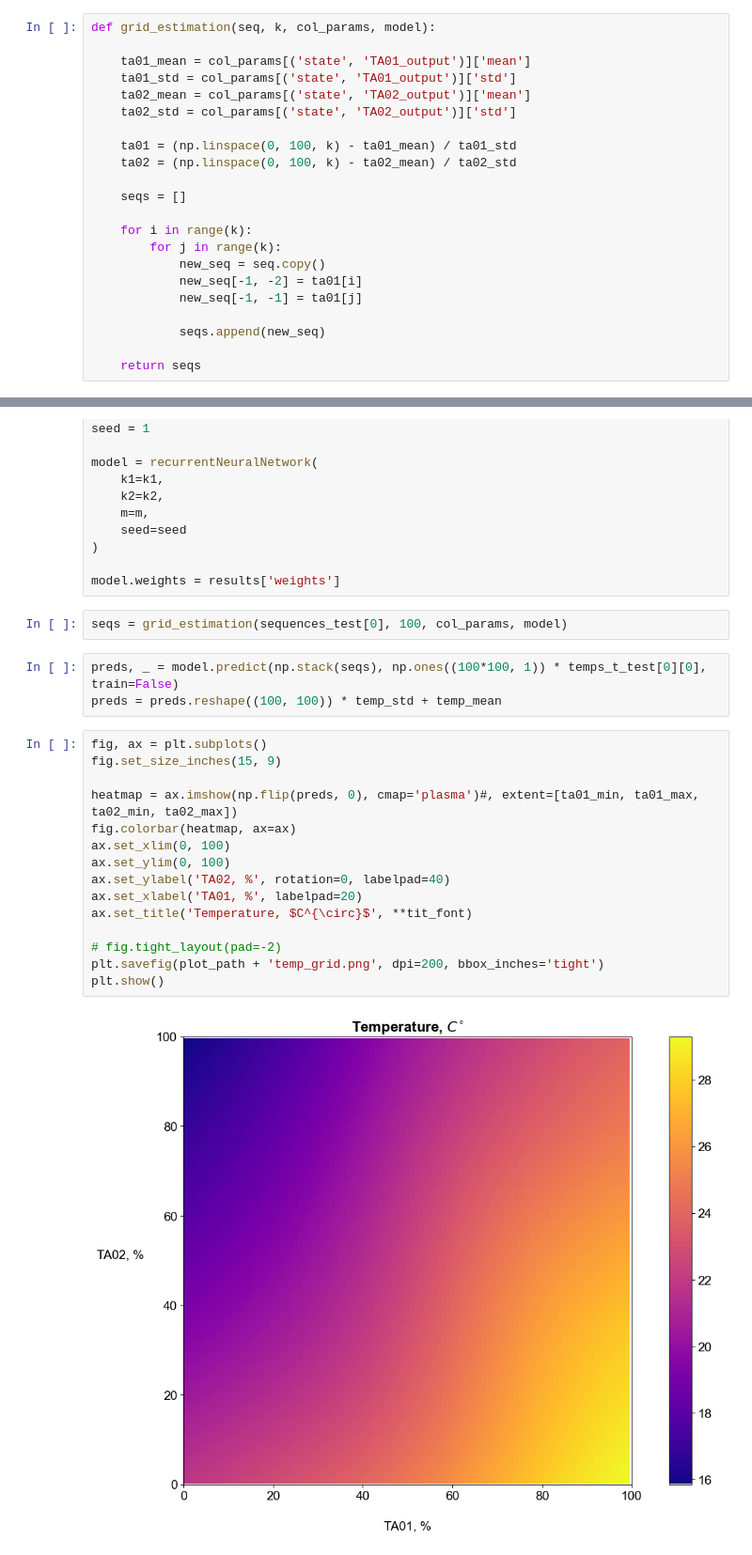
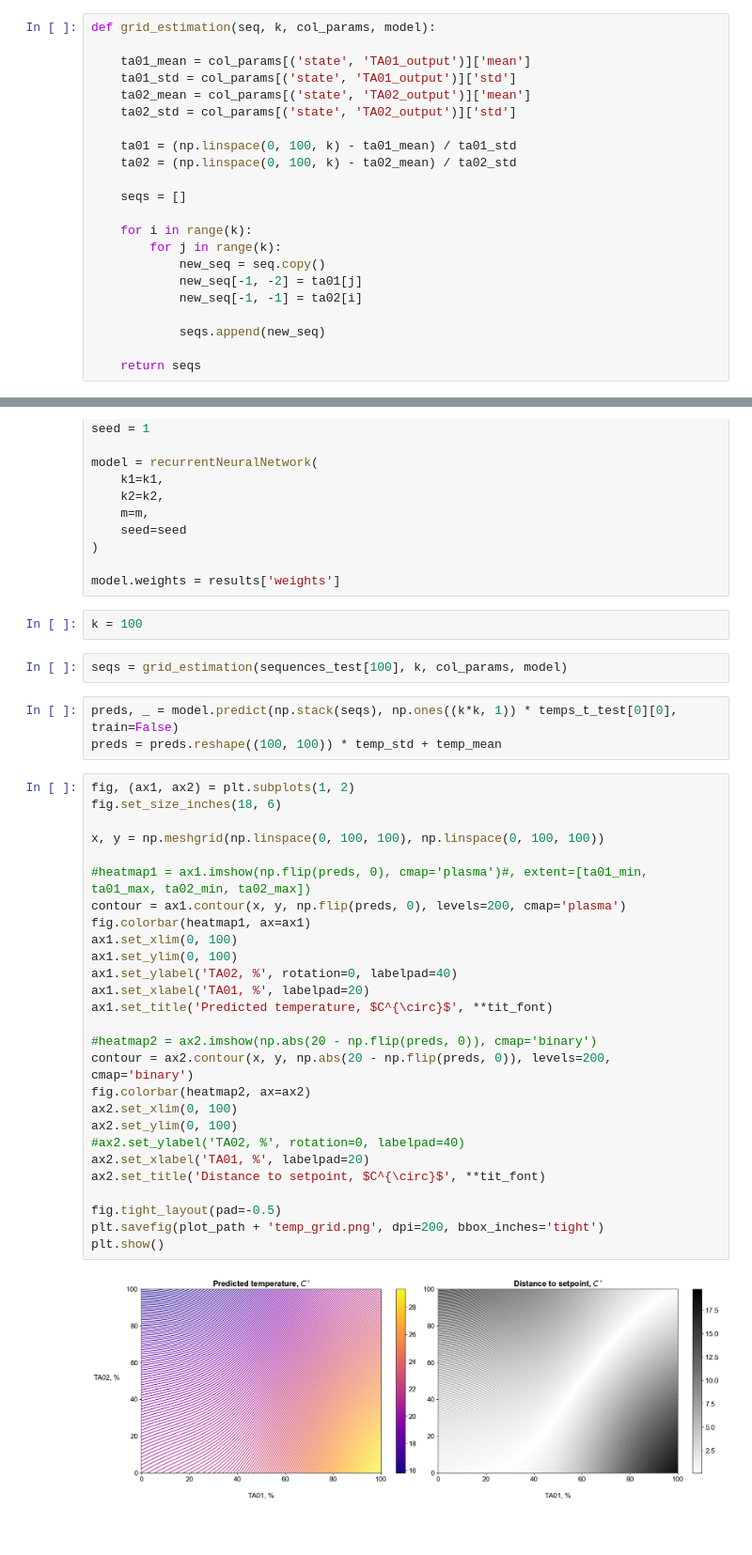
Before and after one commit to oStglnd/rise-gh, a Jupyter notebook: nn_models/k_fold_results.ipynb, the cells around one changed output, grey strips where cells are left out. Shown at 94% size. Drawn from its saved outputs; the diff is of its cells as text; blank space fills up the shorter version.

Commit message:
Added results and plots

```diff
--- a/nn_models/k_fold_results.ipynb
+++ b/nn_models/k_fold_results.ipynb
@@ -273,8 +284,8 @@ def grid_estimation(seq, k, col_params, model):
     for i in range(k):
         for j in range(k):
             new_seq = seq.copy()
-            new_seq[-1, -2] = ta01[i]
-            new_seq[-1, -1] = ta01[j]
+            new_seq[-1, -2] = ta01[j]
+            new_seq[-1, -1] = ta02[i]
 
             seqs.append(new_seq)
 
@@ -295,25 +306,39 @@ model = recurrentNeuralNetwork(
 )
 
 model.weights = results['weights']
+# %%
+k = 100
 # %%
-seqs = grid_estimation(sequences_test[0], 100, col_params, model)
+seqs = grid_estimation(sequences_test[100], k, col_params, model)
 # %%
-preds, _ = model.predict(np.stack(seqs), np.ones((100*100, 1)) * temps_t_test[0][0], train=False)
+preds, _ = model.predict(np.stack(seqs), np.ones((k*k, 1)) * temps_t_test[0][0], train=False)
 preds = preds.reshape((100, 100)) * temp_std + temp_mean
 # %%
-fig, ax = plt.subplots()
-fig.set_size_inches(15, 9)
+fig, (ax1, ax2) = plt.subplots(1, 2)
+fig.set_size_inches(18, 6)
 
-heatmap = ax.imshow(np.flip(preds, 0), cmap='plasma')#, extent=[ta01_min, ta01_max, ta02_min, ta02_max])
-fig.colorbar(heatmap, ax=ax)
-ax.set_xlim(0, 100)
-ax.set_ylim(0, 100)
-ax.set_ylabel('TA02, %', rotation=0, labelpad=40)
-ax.set_xlabel('TA01, %', labelpad=20)
-ax.set_title('Temperature, $C^{\circ}$', **tit_font)
+x, y = np.meshgrid(np.linspace(0, 100, 100), np.linspace(0, 100, 100))
 
-# fig.tight_layout(pad=-2)
+#heatmap1 = ax1.imshow(np.flip(preds, 0), cmap='plasma')#, extent=[ta01_min, ta01_max, ta02_min, ta02_max])
+contour = ax1.contour(x, y, np.flip(preds, 0), levels=200, cmap='plasma')
+fig.colorbar(heatmap1, ax=ax1)
+ax1.set_xlim(0, 100)
+ax1.set_ylim(0, 100)
+ax1.set_ylabel('TA02, %', rotation=0, labelpad=40)
+ax1.set_xlabel('TA01, %', labelpad=20)
+ax1.set_title('Predicted temperature, $C^{\circ}$', **tit_font)
+
+#heatmap2 = ax2.imshow(np.abs(20 - np.flip(preds, 0)), cmap='binary')
+contour = ax2.contour(x, y, np.abs(20 - np.flip(preds, 0)), levels=200, cmap='binary')
+fig.colorbar(heatmap2, ax=ax2)
+ax2.set_xlim(0, 100)
+ax2.set_ylim(0, 100)
+#ax2.set_ylabel('TA02, %', rotation=0, labelpad=40)
+ax2.set_xlabel('TA01, %', labelpad=20)
+ax2.set_title('Distance to setpoint, $C^{\circ}$', **tit_font)
+
+fig.tight_layout(pad=-0.5)
 plt.savefig(plot_path + 'temp_grid.png', dpi=200, bbox_inches='tight')
 plt.show()
 # %% [output]
-[figure, old version]
+[figure, new version]
```
Also changed, not shown: parts of 27 cells of this notebook, 46 other files.
